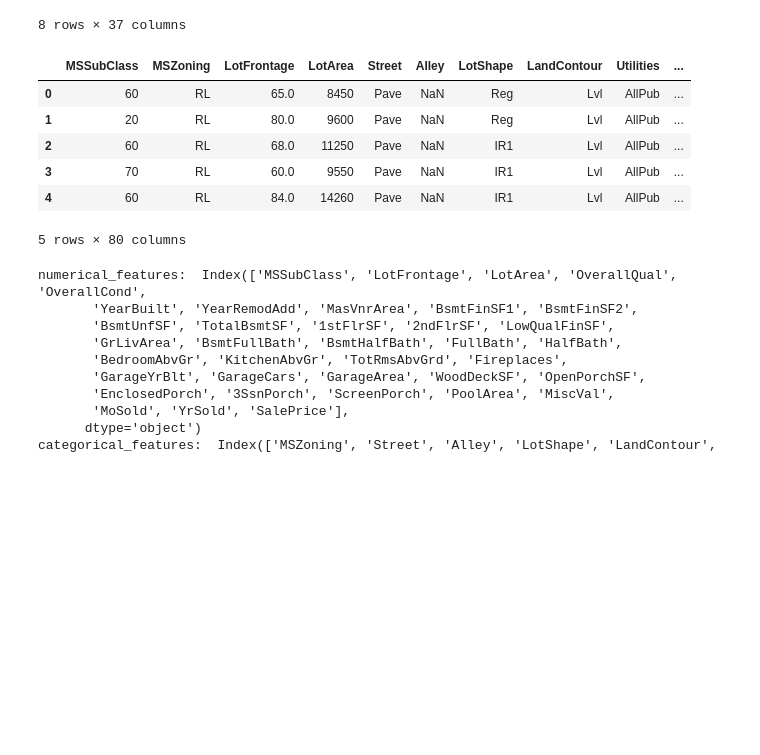
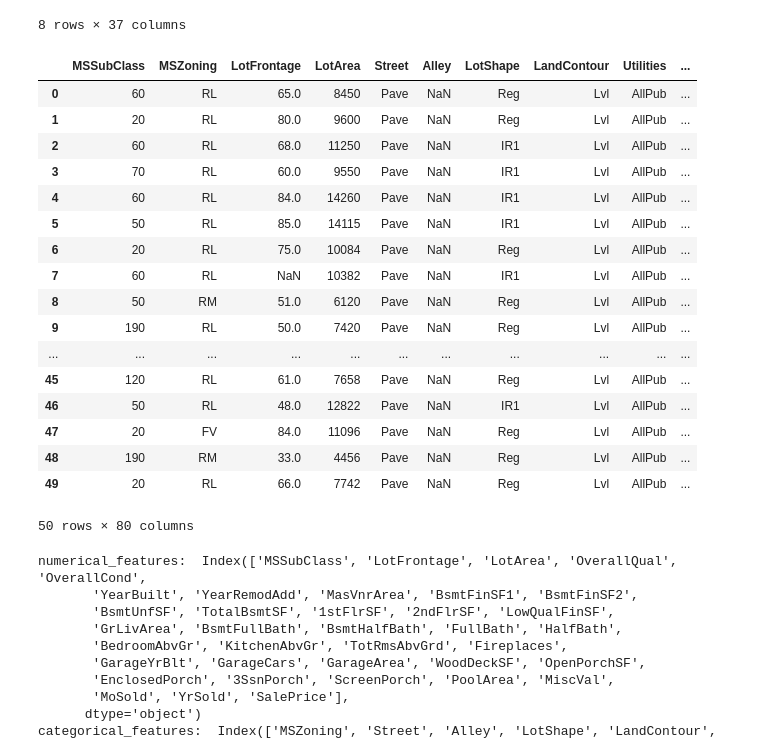
Before and after one commit to Ephemeral-Ahsan/House-Price-Prediction-Advance-Regression-Techniques, a Jupyter notebook: House_Price_Predictions.ipynb, the cells around one changed output. Saved outputs shown, nothing was run; the diff lists cells and outputs as text; code cells hidden in the pictures; blank space fills up the shorter version.

```diff
--- a/House_Price_Predictions.ipynb
+++ b/House_Price_Predictions.ipynb
@@ -56,15 +66,26 @@ df.describe()
 | max | 190.000000 | 313.000000 | 215245.000000 | 10.000000 | 9.000000 | 2010.000000 | 2010.000000 | 1600.000000 | ... |
 8 rows × 37 columns
 # %%
-df.head()
+df.head(50)
 # %% [output]
 |  | MSSubClass | MSZoning | LotFrontage | LotArea | Street | Alley | LotShape | LandContour | Utilities | ... |
 | 0 | 60 | RL | 65.0 | 8450 | Pave | NaN | Reg | Lvl | AllPub | ... |
 | 1 | 20 | RL | 80.0 | 9600 | Pave | NaN | Reg | Lvl | AllPub | ... |
 | 2 | 60 | RL | 68.0 | 11250 | Pave | NaN | IR1 | Lvl | AllPub | ... |
 | 3 | 70 | RL | 60.0 | 9550 | Pave | NaN | IR1 | Lvl | AllPub | ... |
 | 4 | 60 | RL | 84.0 | 14260 | Pave | NaN | IR1 | Lvl | AllPub | ... |
+| 5 | 50 | RL | 85.0 | 14115 | Pave | NaN | IR1 | Lvl | AllPub | ... |
+| 6 | 20 | RL | 75.0 | 10084 | Pave | NaN | Reg | Lvl | AllPub | ... |
+| 7 | 60 | RL | NaN | 10382 | Pave | NaN | IR1 | Lvl | AllPub | ... |
+| 8 | 50 | RM | 51.0 | 6120 | Pave | NaN | Reg | Lvl | AllPub | ... |
+| 9 | 190 | RL | 50.0 | 7420 | Pave | NaN | Reg | Lvl | AllPub | ... |
+| ... | ... | ... | ... | ... | ... | ... | ... | ... | ... | ... |
+| 45 | 120 | RL | 61.0 | 7658 | Pave | NaN | Reg | Lvl | AllPub | ... |
+| 46 | 50 | RL | 48.0 | 12822 | Pave | NaN | IR1 | Lvl | AllPub | ... |
+| 47 | 20 | FV | 84.0 | 11096 | Pave | NaN | Reg | Lvl | AllPub | ... |
+| 48 | 190 | RM | 33.0 | 4456 | Pave | NaN | Reg | Lvl | AllPub | ... |
+| 49 | 20 | RL | 66.0 | 7742 | Pave | NaN | Reg | Lvl | AllPub | ... |
-5 rows × 80 columns
+50 rows × 80 columns
 # %%
 numerical_features = df.dtypes[df.dtypes != 'object'].index
 categorical_features = df.dtypes[df.dtypes == 'object'].index
```
Also changed, not shown: parts of 21 cells of this notebook.
